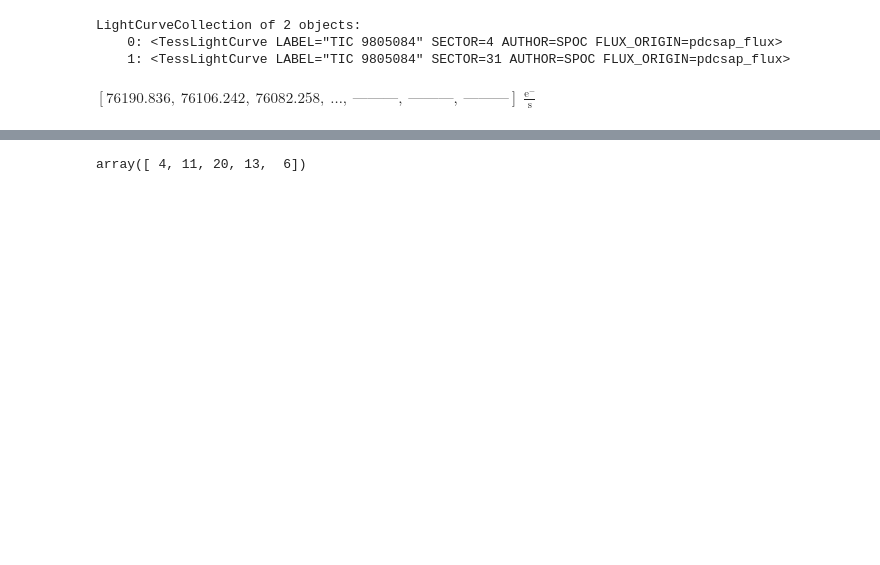
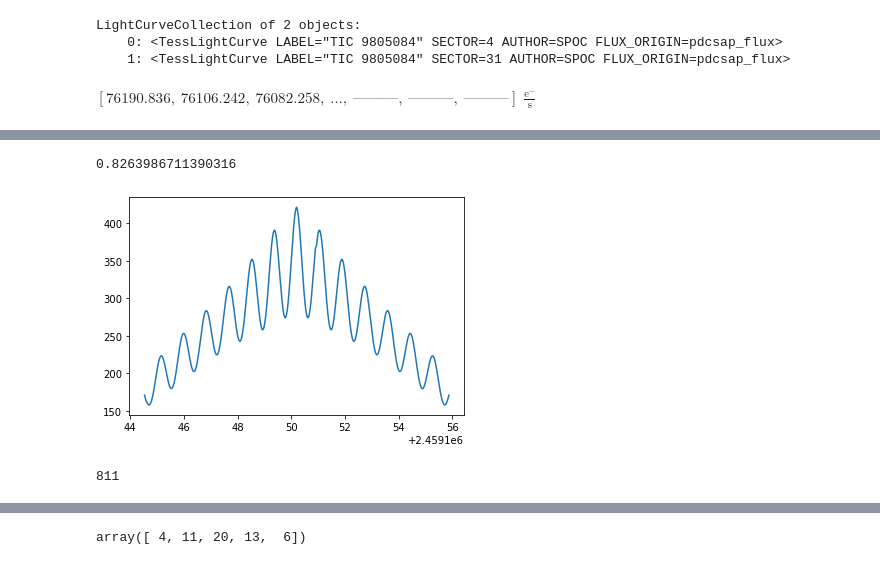
Before and after one commit to zyz0414/project, a Jupyter notebook: Lightcurve_Trail.ipynb, the cells around one changed output, grey strips where cells are left out. Drawn from its saved outputs; the diff is of its cells as text; code cells hidden in the pictures; blank space fills up the shorter version.

```diff
--- a/Lightcurve_Trail.ipynb
+++ b/Lightcurve_Trail.ipynb
@@ -247,0 +258,31 @@ plt.plot_date(t2.plot_date, f2)   # plot lightcurve directly from t2 and f2
+# %%
+f_max = np.amax(F_sec1)
+f_min = np.amin(F_sec1)
+range_f = f_max-f_min
+f_norm = (F_sec1-f_min)/range_f
+
+y_c = np.sin(np.arange(0,len(f_norm),1))
+
+F_sec1_c = correlate(f_norm, f_norm, mode='same')
+
+cx = np.arange(0,len(F_sec1_c),1)
+len(cx)==len(F_sec1_c)
+
+plt.plot(T_sec1, F_sec1_c)
+
+near_max = np.amax(F_sec1_c[:int(len(F_sec1_c)/2-20)])
+idx_nmax = int(np.where(F_sec1_c==near_max)[0][0])
+t_nmax = T_sec1[idx_nmax]
+
+max_ = np.amax(F_sec1_c)
+idx_max = int(np.where(F_sec1_c==max_)[0])
+t_max = T_sec1[idx_max]
+
+t_max - t_nmax
+# %% [output]
+0.8263986711390316
+[figure, added]
+# %%
+np.where(F_sec1_c==near_max)[0][0]
+# %% [output]
+811
```
Also changed, not shown: parts of 25 cells of this notebook.
